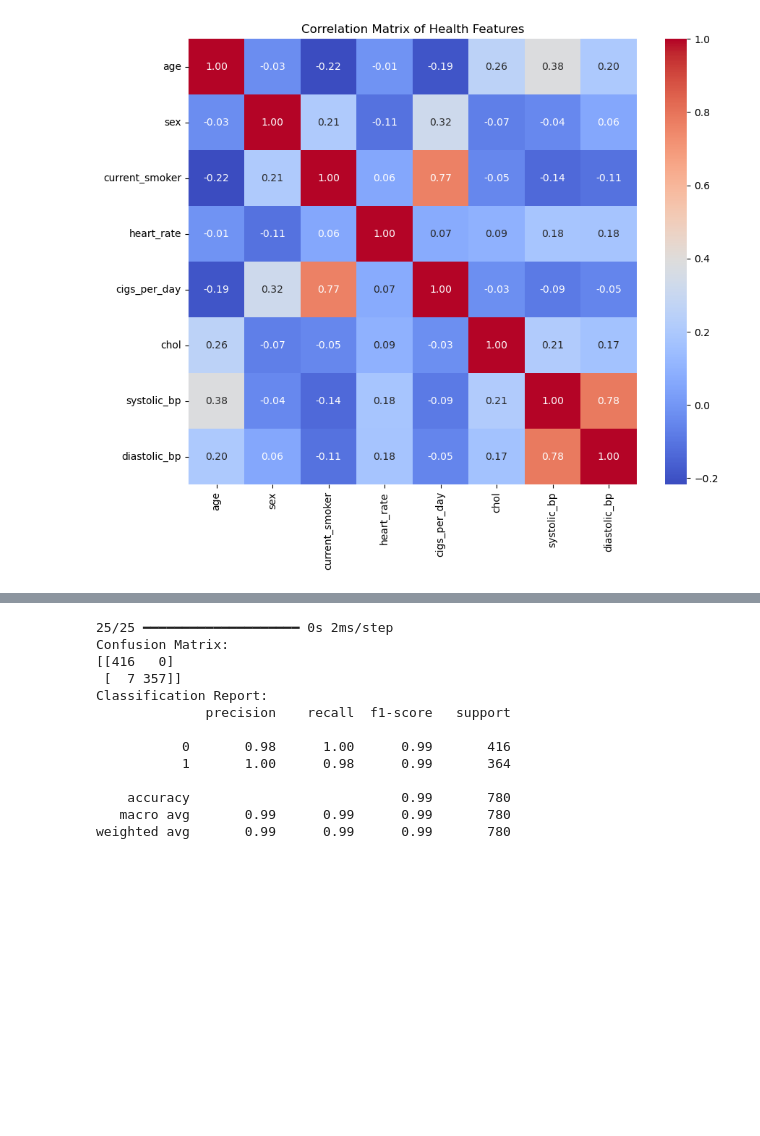
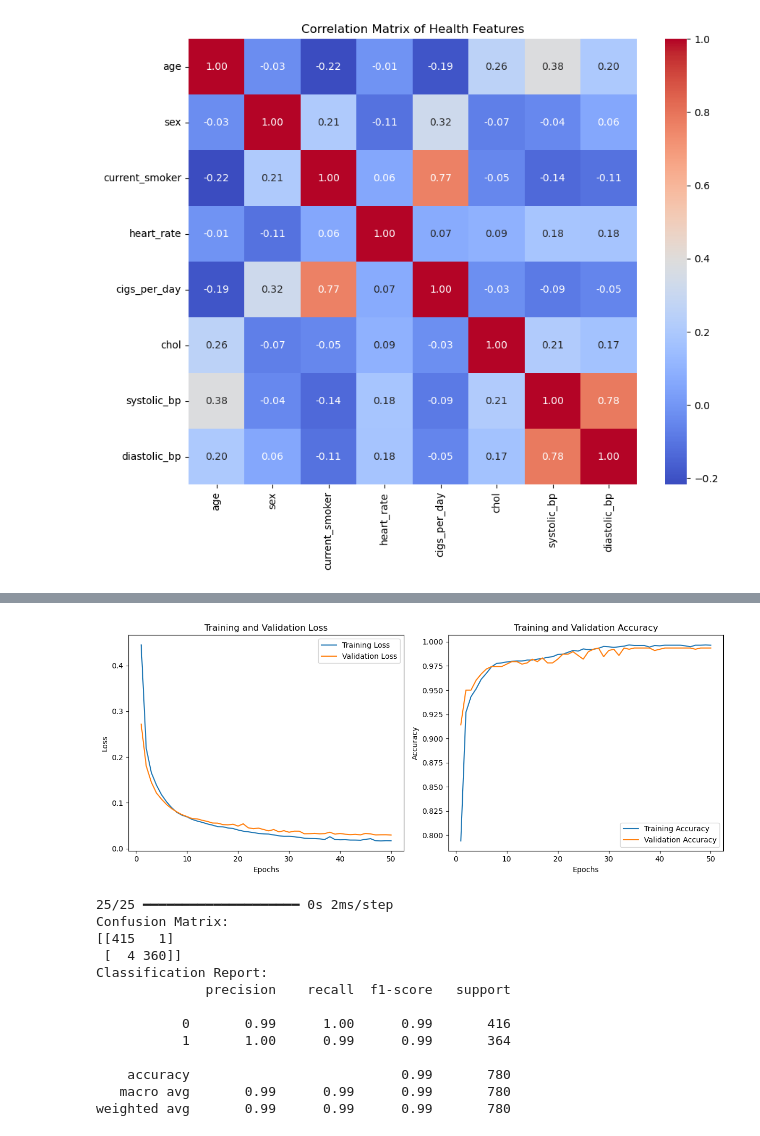
Before and after one commit to mraza328/Smoker-s_Health_NN, a Jupyter notebook: redesigned_NN.ipynb, the cells around one changed output, grey strips where cells are left out. Saved outputs shown, nothing was run; the diff lists cells and outputs as text; code cells hidden in the pictures; blank space fills up the shorter version.

```diff
--- a/redesigned_NN.ipynb
+++ b/redesigned_NN.ipynb
@@ -146,32 +187,36 @@ Average F1 Score: 0.9932
 # %%
 # Final confusion matrix and classification report
 X_train_final, X_test_final, y_train_final, y_test_final = train_test_split(X_scaled, y, test_size=0.2, random_state=42)
 
 # Pass the input shape to the build_model function
 model_final = build_model(X_train_final.shape[1])
 
-# Train the model
-model_final.fit(X_train_final, y_train_final, epochs=50, batch_size=10, verbose=0)
+# Train the final model and capture the history
+history = model_final.fit(X_train_final, y_train_final, epochs=50, batch_size=10, validation_data=(X_test_final, y_test_final), verbose=0)
+
+# Visualize learning curves after final training
+plot_learning_curves(history)
 
 # Predict on the test set
 y_pred_final = (model_final.predict(X_test_final) > 0.5).astype("int32")
 
 # Confusion matrix and classification report
 print("Confusion Matrix:")
 print(confusion_matrix(y_test_final, y_pred_final))
 
 print("Classification Report:")
 print(classification_report(y_test_final, y_pred_final))
 # %% [output]
+[figure, added]
 25/25 ━━━━━━━━━━━━━━━━━━━━ 0s 2ms/step
 Confusion Matrix:
-[[416   0]
- [  7 357]]
+[[415   1]
+ [  4 360]]
 Classification Report:
               precision    recall  f1-score   support
 
-           0       0.98      1.00      0.99       416
-           1       1.00      0.98      0.99       364
+           0       0.99      1.00      0.99       416
+           1       1.00      0.99      0.99       364
 
     accuracy                           0.99       780
    macro avg       0.99      0.99      0.99       780
```
Also changed, not shown: parts of 3 cells of this notebook.
